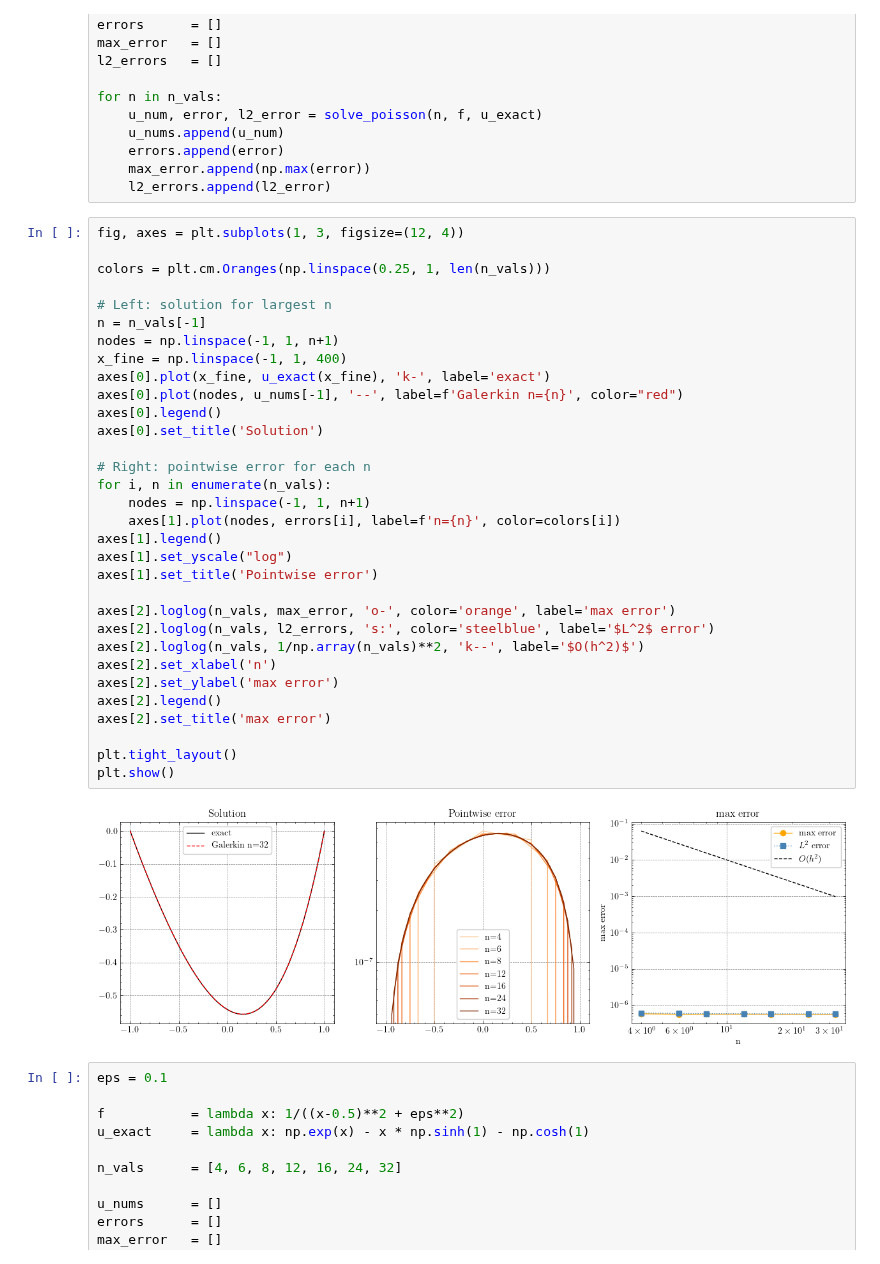
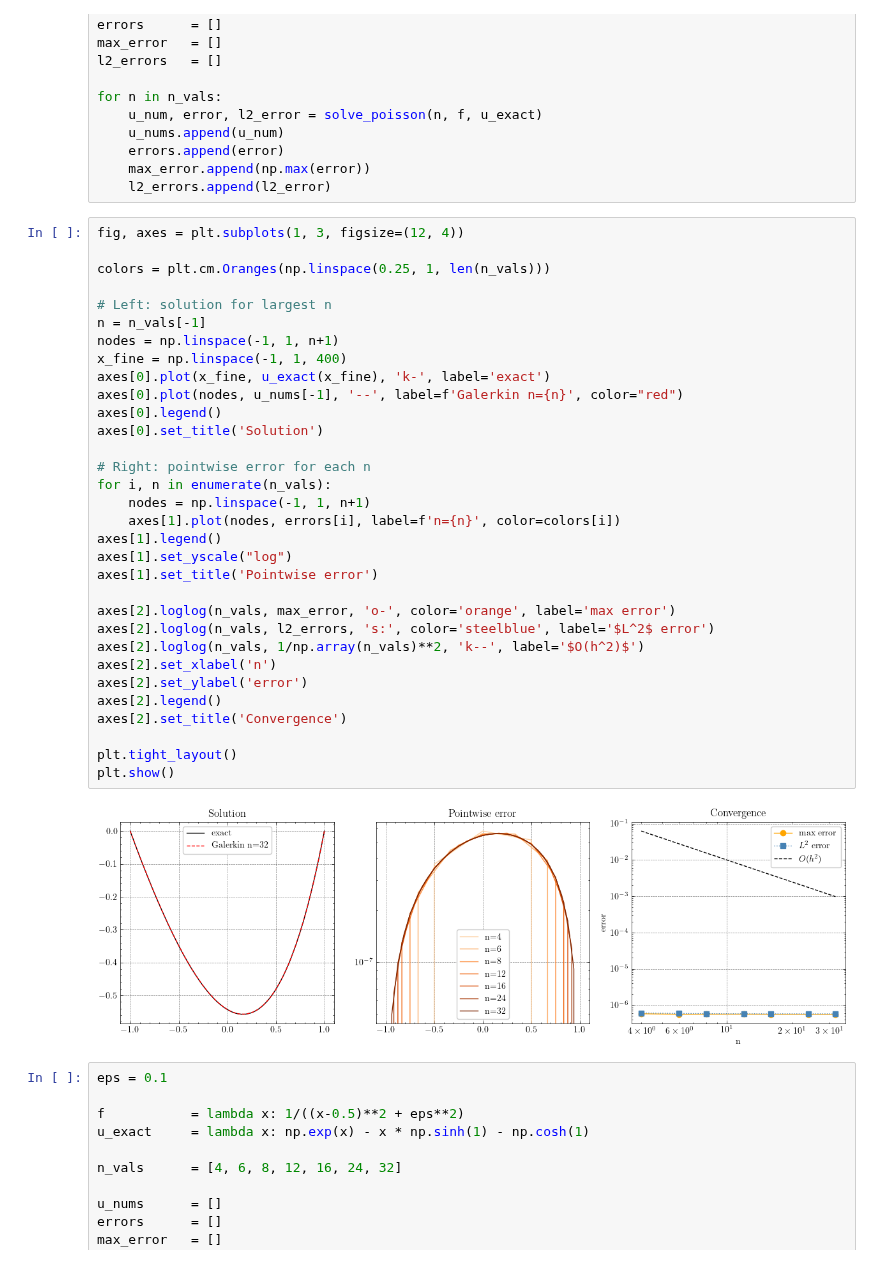
Before and after one commit to kilianroeth/galerkin-methods, a Jupyter notebook: galerkin-test.ipynb, the cells around one changed output. Drawn from its saved outputs; the diff is of its cells as text.

```diff
--- a/galerkin-test.ipynb
+++ b/galerkin-test.ipynb
@@ -420,36 +420,36 @@ for n in n_vals:
 fig, axes = plt.subplots(1, 3, figsize=(12, 4))
 
 colors = plt.cm.Oranges(np.linspace(0.25, 1, len(n_vals)))
 
 # Left: solution for largest n
 n = n_vals[-1]
 nodes = np.linspace(-1, 1, n+1)
 x_fine = np.linspace(-1, 1, 400)
 axes[0].plot(x_fine, u_exact(x_fine), 'k-', label='exact')
 axes[0].plot(nodes, u_nums[-1], '--', label=f'Galerkin n={n}', color="red")
 axes[0].legend()
 axes[0].set_title('Solution')
 
 # Right: pointwise error for each n
 for i, n in enumerate(n_vals):
     nodes = np.linspace(-1, 1, n+1)
     axes[1].plot(nodes, errors[i], label=f'n={n}', color=colors[i])
 axes[1].legend()
 axes[1].set_yscale("log")
 axes[1].set_title('Pointwise error')
 
 axes[2].loglog(n_vals, max_error, 'o-', color='orange', label='max error')
 axes[2].loglog(n_vals, l2_errors, 's:', color='steelblue', label='$L^2$ error')
 axes[2].loglog(n_vals, 1/np.array(n_vals)**2, 'k--', label='$O(h^2)$')
 axes[2].set_xlabel('n')
-axes[2].set_ylabel('max error')
+axes[2].set_ylabel('error')
 axes[2].legend()
-axes[2].set_title('max error')
+axes[2].set_title('Convergence')
 
 plt.tight_layout()
 plt.show()
 # %% [output]
-[figure, old version]
+[figure, new version]
 # %%
 eps = 0.1
 
```
Also changed, not shown: parts of 8 cells of this notebook, 6 other files.
